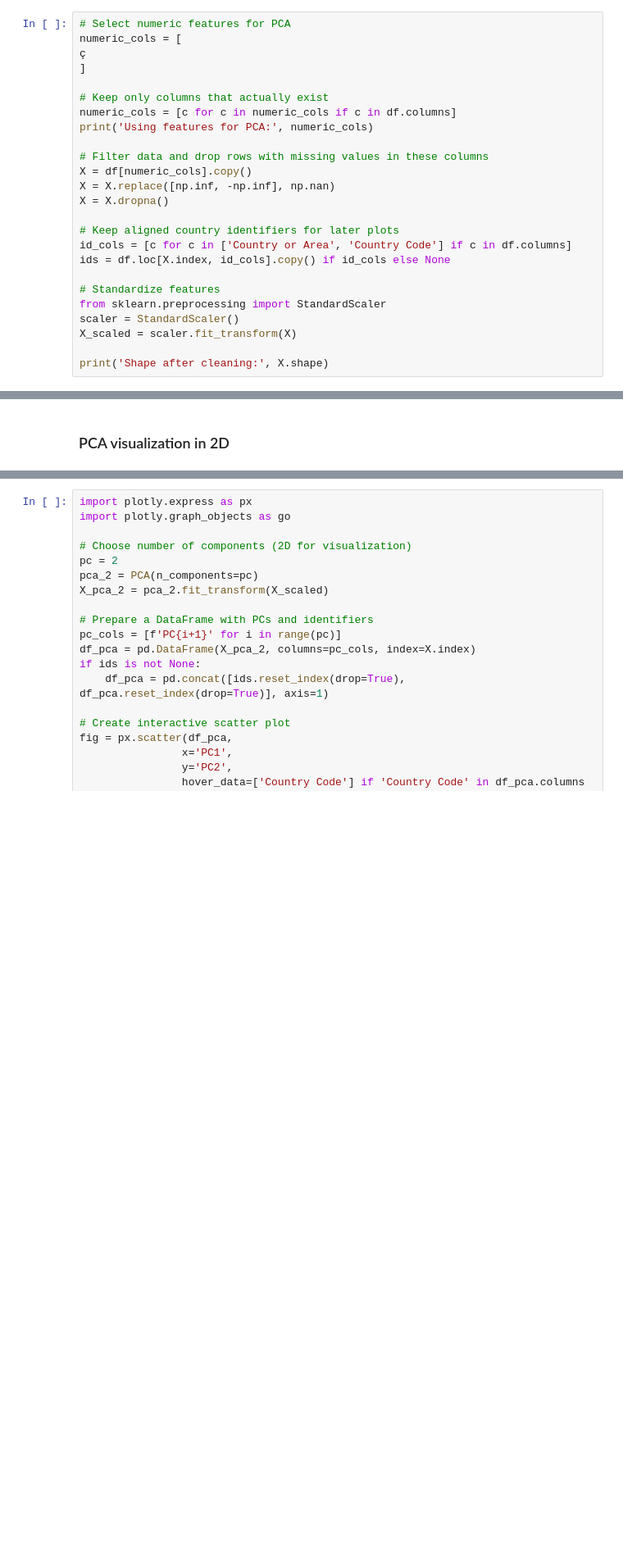
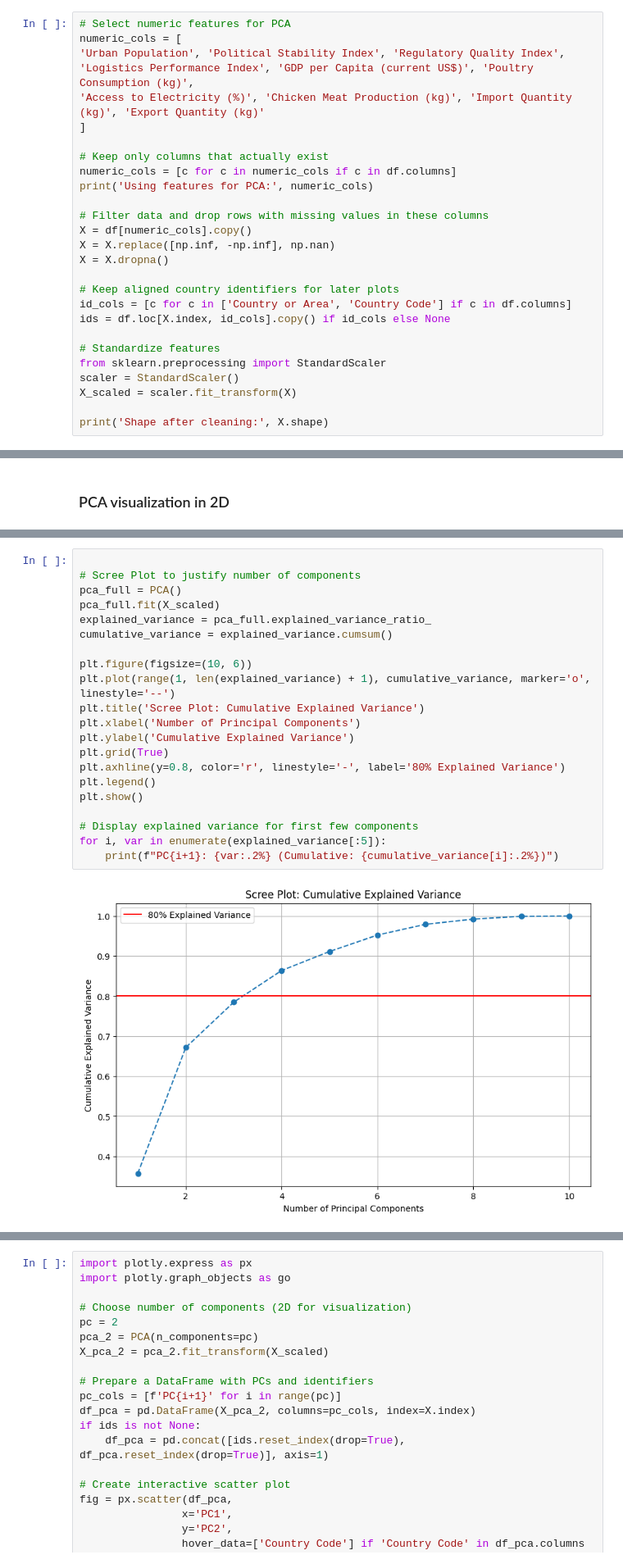
Before and after one commit to makokuzii/Produisez-une-etude-de-marche, a Jupyter notebook: acp_et_clustering_v2.ipynb, the cells around one changed output, grey strips where cells are left out. Shown at 82% size. Saved outputs shown, nothing was run; the diff lists cells and outputs as text; blank space fills up the shorter version.

```diff
--- a/acp_et_clustering_v2.ipynb
+++ b/acp_et_clustering_v2.ipynb
@@ -26,7 +26,9 @@ We will standardize selected numeric indicators, run PCA to reduce dimensionalit
 # %%
 # Select numeric features for PCA
 numeric_cols = [
-ç
+'Urban Population', 'Political Stability Index', 'Regulatory Quality Index',
+'Logistics Performance Index', 'GDP per Capita (current US$)', 'Poultry Consumption (kg)',
+'Access to Electricity (%)', 'Chicken Meat Production (kg)', 'Import Quantity (kg)', 'Export Quantity (kg)'
 ]
 
 # Keep only columns that actually exist
@@ -219,0 +224,23 @@ Export Quantity (kg)          0.600 -0.282
+# %%
+
+# Scree Plot to justify number of components
+pca_full = PCA()
+pca_full.fit(X_scaled)
+explained_variance = pca_full.explained_variance_ratio_
+cumulative_variance = explained_variance.cumsum()
+
+plt.figure(figsize=(10, 6))
+plt.plot(range(1, len(explained_variance) + 1), cumulative_variance, marker='o', linestyle='--')
+plt.title('Scree Plot: Cumulative Explained Variance')
+plt.xlabel('Number of Principal Components')
+plt.ylabel('Cumulative Explained Variance')
+plt.grid(True)
+plt.axhline(y=0.8, color='r', linestyle='-', label='80% Explained Variance')
+plt.legend()
+plt.show()
+
+# Display explained variance for first few components
+for i, var in enumerate(explained_variance[:5]):
+    print(f"PC{i+1}: {var:.2%} (Cumulative: {cumulative_variance[i]:.2%})")
+# %% [output]
+[figure, added]
```
Also changed, not shown: parts of 8 cells of this notebook, 5 other files.
